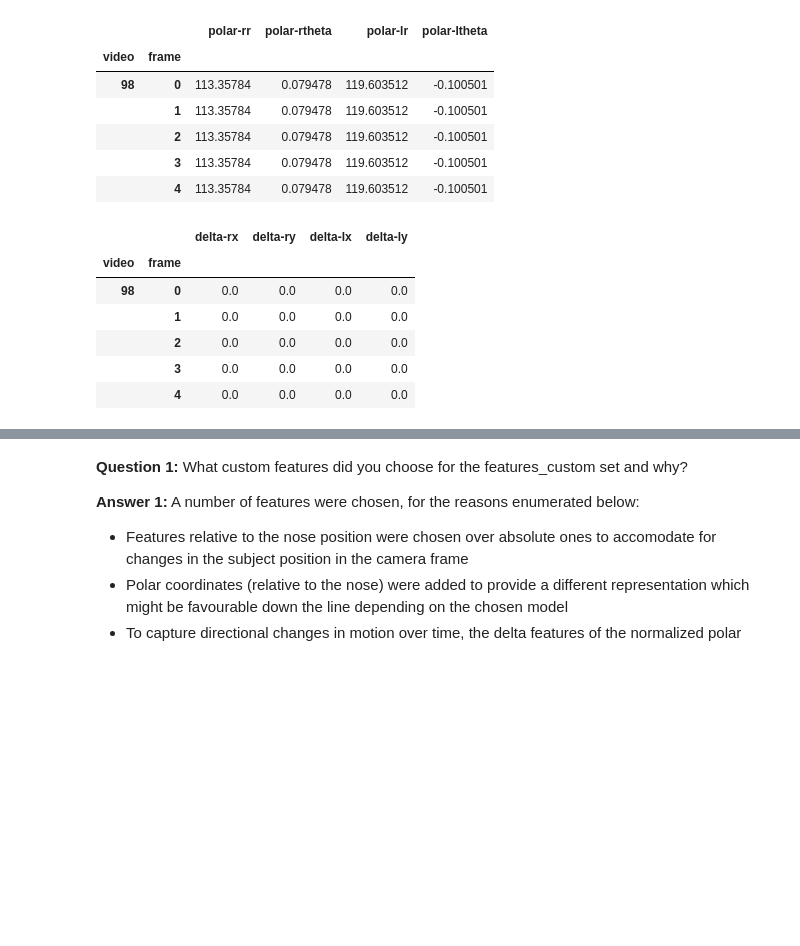
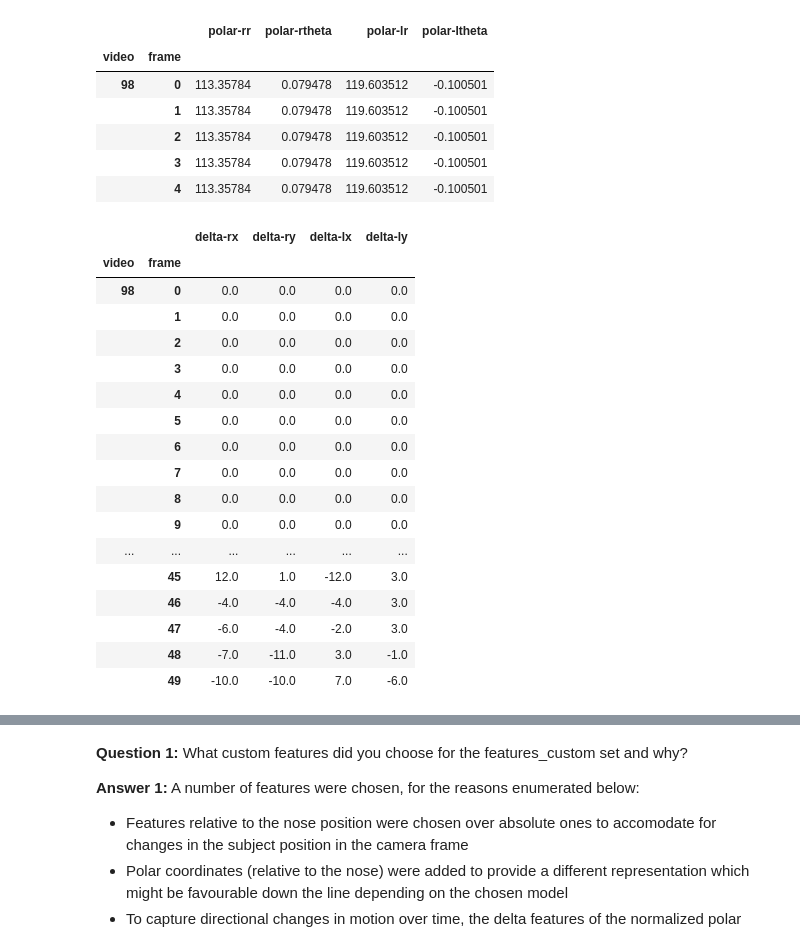
Before and after one commit to barbietunnie/AIND-Recognizer, a Jupyter notebook: asl_recognizer.ipynb, the cells around one changed output, grey strips where cells are left out. Cells and saved outputs as stored; diff of their text form; code cells hidden in the pictures; blank space fills up the shorter version.

```diff
--- a/asl_recognizer.ipynb
+++ b/asl_recognizer.ipynb
@@ -244,12 +244,13 @@ asl.df[features_norm].head()
 # Name these 'polar-rr', 'polar-rtheta', 'polar-lr', and 'polar-ltheta'
 # Note that 'polar-rr' and 'polar-rtheta' refer to the radius and angle
 
-features_polar = ['polar-rr', 'polar-rtheta', 'polar-lr', 'polar-ltheta']
-asl.df['polar-rr'] = np.sqrt((asl.df['grnd-rx'] * asl.df['grnd-rx']) + (asl.df['grnd-ry'] * asl.df['grnd-ry']))
+asl.df['polar-rr'] = np.sqrt(asl.df['grnd-rx'] ** 2 + asl.df['grnd-ry'] ** 2)
 asl.df['polar-rtheta'] = np.arctan2(asl.df['grnd-rx'], asl.df['grnd-ry'])
-asl.df['polar-lr'] = np.sqrt((asl.df['grnd-lx'] * asl.df['grnd-lx']) + (asl.df['grnd-ly'] * asl.df['grnd-ly']))
+asl.df['polar-lr'] = np.sqrt(asl.df['grnd-lx'] ** 2 + asl.df['grnd-ly'] ** 2)
 asl.df['polar-ltheta'] = np.arctan2(asl.df['grnd-lx'], asl.df['grnd-ly'])
 
+features_polar = ['polar-rr', 'polar-rtheta', 'polar-lr', 'polar-ltheta']
+
 asl.df[features_polar].head()
 # %% [output]
 |  |  | polar-rr | polar-rtheta | polar-lr | polar-ltheta |
@@ -262,19 +263,30 @@ asl.df[features_polar].head()
 # %%
 # TODO add features for left, right, x, y differences by one time step, i.e. the "delta" values discussed in the lecture
 # Name these 'delta-rx', 'delta-ry', 'delta-lx', and 'delta-ly'
 
 features_delta = ['delta-rx', 'delta-ry', 'delta-lx', 'delta-ly']
-asl.df['delta-rx'] = asl.df['right-x'].diff().fillna(0)
-asl.df['delta-ry'] = asl.df['right-y'].diff().fillna(0)
-asl.df['delta-lx'] = asl.df['left-x'].diff().fillna(0)
-asl.df['delta-ly'] = asl.df['left-y'].diff().fillna(0)
+asl.df['delta-rx'] = asl.df['right-x'].diff().fillna(value=0)
+asl.df['delta-ry'] = asl.df['right-y'].diff().fillna(value=0)
+asl.df['delta-lx'] = asl.df['left-x'].diff().fillna(value=0)
+asl.df['delta-ly'] = asl.df['left-y'].diff().fillna(value=0)
 
-asl.df[features_delta].head()
+asl.df[features_delta].head(50)
 # %% [output]
 |  |  | delta-rx | delta-ry | delta-lx | delta-ly |
 | video | frame |  |  |  |  |
 | 98 | 0 | 0.0 | 0.0 | 0.0 | 0.0 |
 |  | 1 | 0.0 | 0.0 | 0.0 | 0.0 |
 |  | 2 | 0.0 | 0.0 | 0.0 | 0.0 |
 |  | 3 | 0.0 | 0.0 | 0.0 | 0.0 |
 |  | 4 | 0.0 | 0.0 | 0.0 | 0.0 |
+|  | 5 | 0.0 | 0.0 | 0.0 | 0.0 |
+|  | 6 | 0.0 | 0.0 | 0.0 | 0.0 |
+|  | 7 | 0.0 | 0.0 | 0.0 | 0.0 |
+|  | 8 | 0.0 | 0.0 | 0.0 | 0.0 |
+|  | 9 | 0.0 | 0.0 | 0.0 | 0.0 |
+| ... | ... | ... | ... | ... | ... |
+|  | 45 | 12.0 | 1.0 | -12.0 | 3.0 |
+|  | 46 | -4.0 | -4.0 | -4.0 | 3.0 |
+|  | 47 | -6.0 | -4.0 | -2.0 | 3.0 |
+|  | 48 | -7.0 | -11.0 | 3.0 | -1.0 |
+|  | 49 | -10.0 | -10.0 | 7.0 | -6.0 |
```
Also changed, not shown: parts of 49 cells of this notebook, 10 other files.
